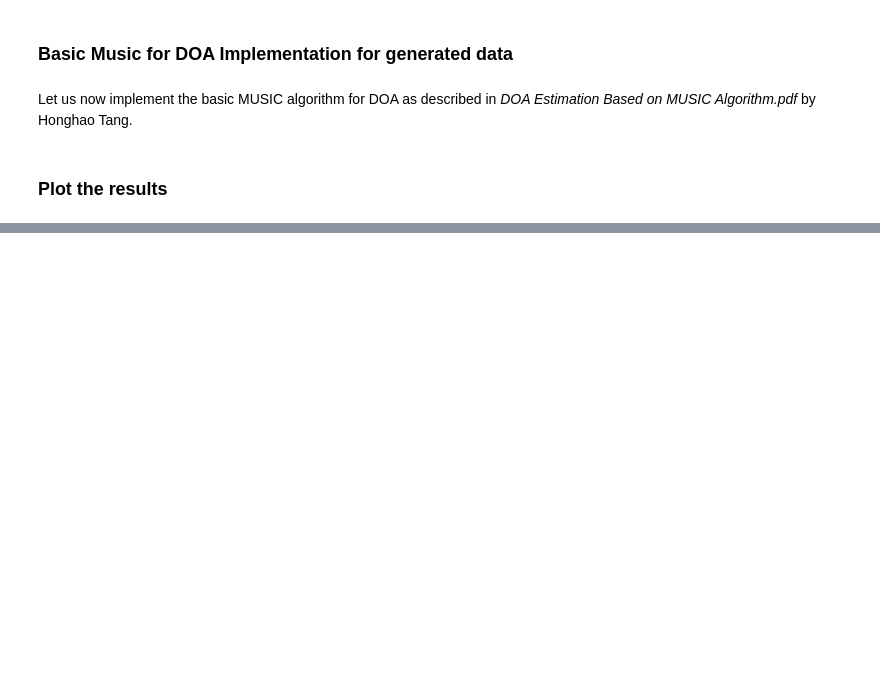
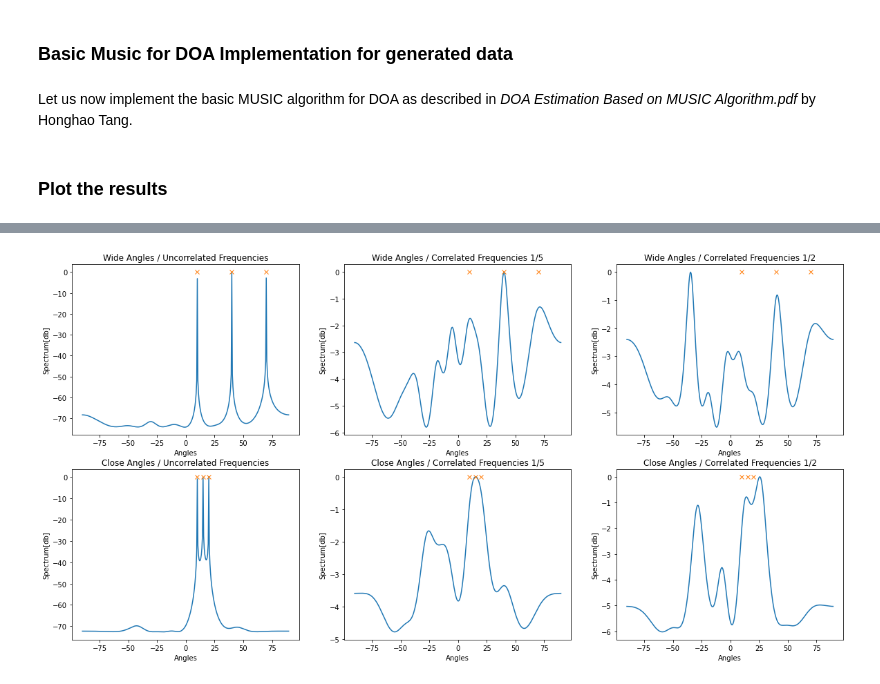
Before and after one commit to rayandaod/MUSIC_for_DOA, a Jupyter notebook: notebooks/assignment_1.ipynb, the cells around one changed output, grey strips where cells are left out. Drawn from its saved outputs; the diff is of its cells as text; code cells hidden in the pictures; blank space fills up the shorter version.

```diff
--- a/notebooks/assignment_1.ipynb
+++ b/notebooks/assignment_1.ipynb
@@ -94,3 +98,13 @@ X is a (10, 200) matrix
+# %%
+def generate_data(M, N, d, wavelen, angles, freqs, var=0.01):
+    thetas = np.array(angles) / 180 * np.pi
+    w = np.array(freqs)*2*np.pi
+    D = np.size(thetas)
+    A = np.exp(-1j * 2 * np.pi * d/wavelen * np.kron(np.arange(M), np.sin(thetas)).reshape((M, D)))
+    S = 2 * np.exp(1j * (np.kron(w, np.arange(N)).reshape((D, N))))
+    Noise = var * np.random.randn(M, N)
+    X = np.dot(A, S) + Noise
+    return X
 # %% [markdown]
 ### Basic Music for DOA Implementation for generated data
 # %% [markdown]
@@ -156,3 +189,21 @@ plt.show()
+# %%
+plt.figure(figsize=((20,10)))
+index = 0
+plotIndex = str(len(true_angles)) + str(len(frequencies)) + '1'
+for i in true_angles.items():
+    for j in frequencies.items():
+        X = generate_data(M, N, d, wavelen, i[1], j[1])
+        Pmusic, angle_range = basic_musicDOA(X, M, d, wavelen)
+        plt.subplot(int(plotIndex) + index)
+        plt.plot(angle_range, Pmusic)
+        plt.title((str(i[0]) + " / " + str(j[0])))
+        plt.plot(i[1],(0,0,0),"x")
+        plt.xlabel("Angles")
+        plt.ylabel("Spectrum[db]")
+        index += 1
+plt.show()
+# %% [output]
+[figure, added]
 # %%
 fig = plt.figure()
 ax = fig.add_subplot(111, polar=True)
```
Also changed, not shown: parts of 11 cells of this notebook, 3 other files.
